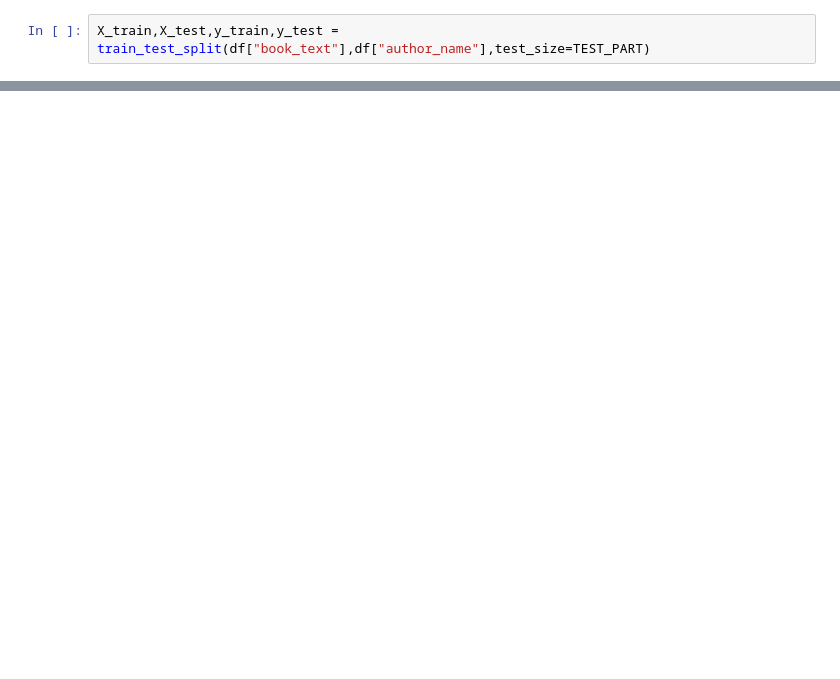
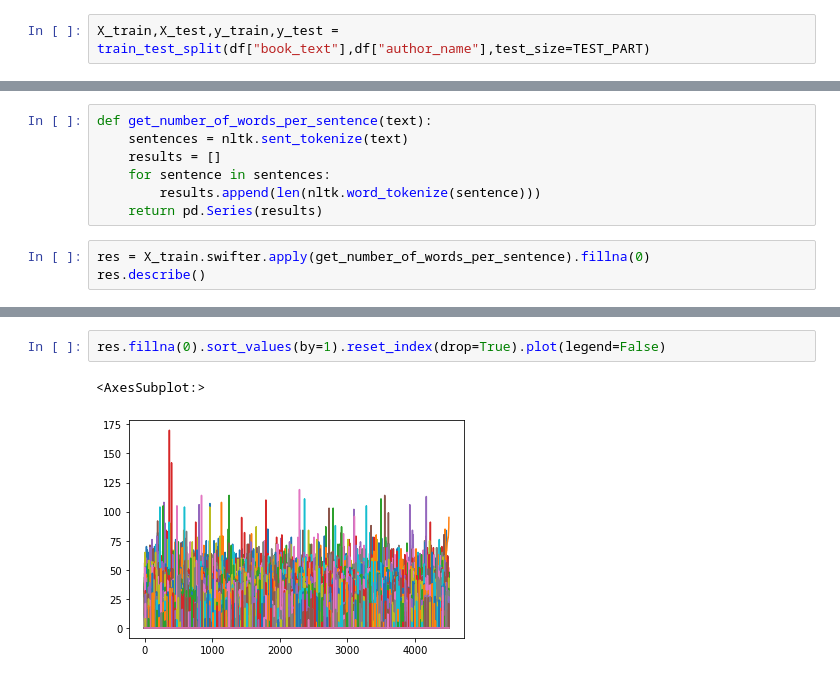
Before and after one commit to EN555/Author-Identification, a Jupyter notebook: notebooks/Untitled1.ipynb, the cells around one changed output, grey strips where cells are left out. Cells and saved outputs as stored; diff of their text form; blank space fills up the shorter version.

```diff
--- a/notebooks/Untitled1.ipynb
+++ b/notebooks/Untitled1.ipynb
@@ -319,0 +327,10 @@ X_train,X_test,y_train,y_test = train_test_split(df["book_text"],df["author_name
+# %%
+def get_number_of_words_per_sentence(text):
+    sentences = nltk.sent_tokenize(text)
+    results = []
+    for sentence in sentences:
+        results.append(len(nltk.word_tokenize(sentence)))
+    return pd.Series(results)
+# %%
+res = X_train.swifter.apply(get_number_of_words_per_sentence).fillna(0)
+res.describe()
@@ -319,0 +365,5 @@ X_train,X_test,y_train,y_test = train_test_split(df["book_text"],df["author_name
+# %%
+res.fillna(0).sort_values(by=1).reset_index(drop=True).plot(legend=False)
+# %% [output]
+<AxesSubplot:>
+[figure, added]
```
Also changed, not shown: parts of 55 cells of this notebook, 1 other file.
